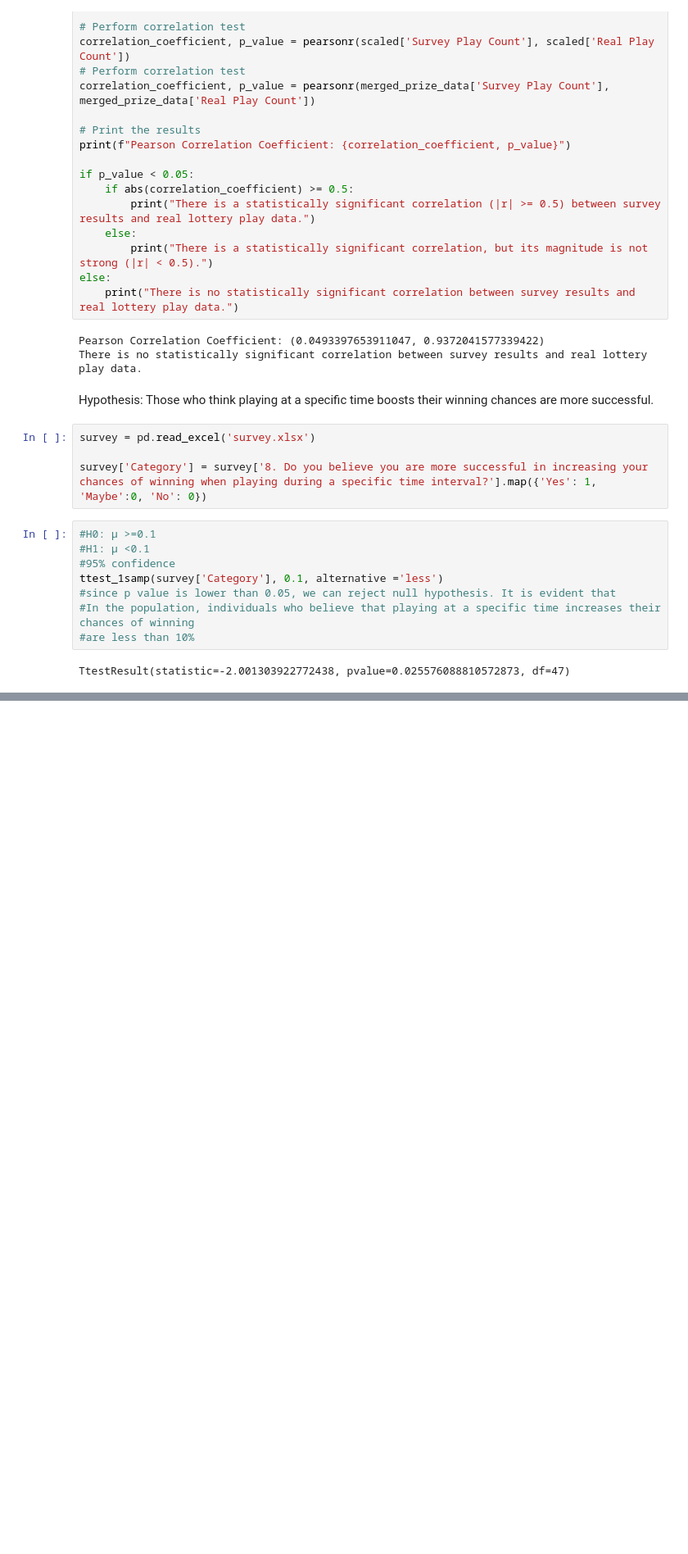
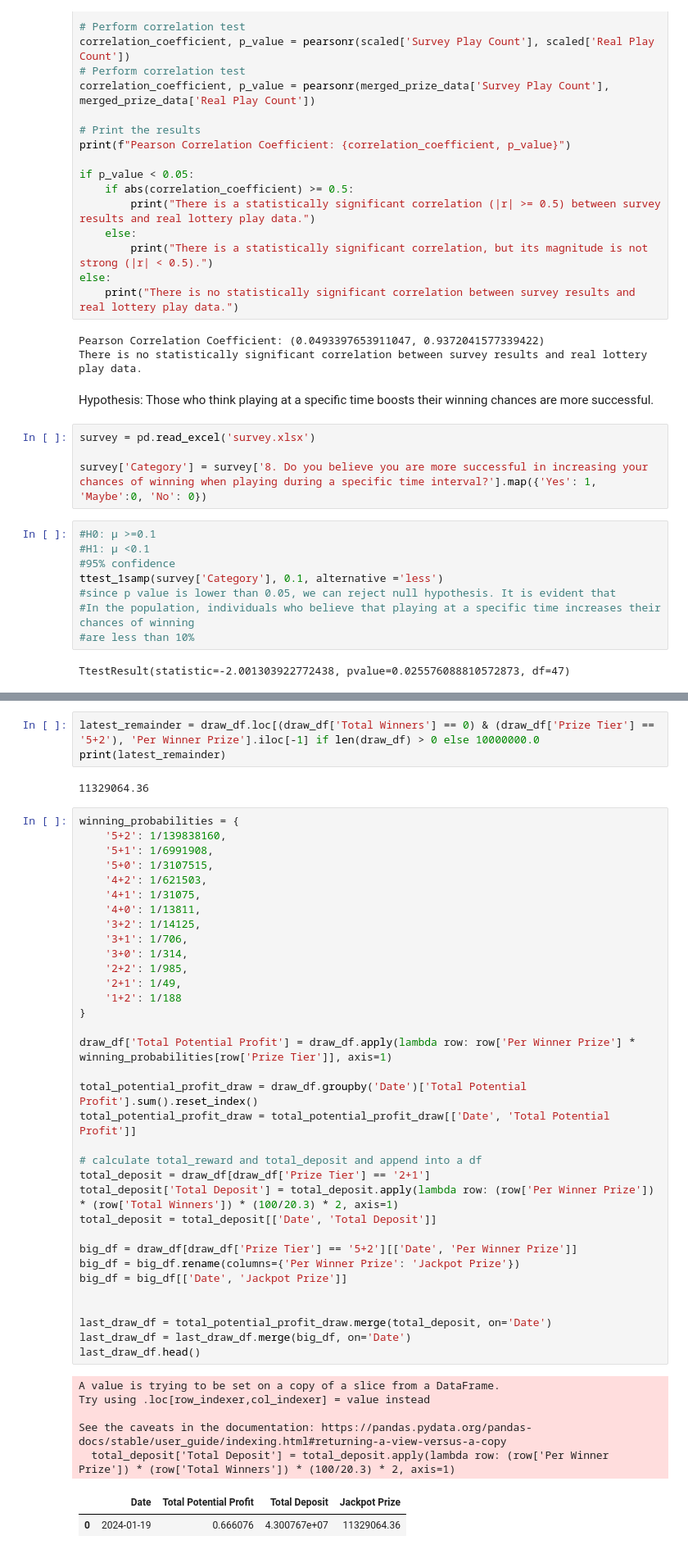
Before and after one commit to berna-ozer/Mid-Project-EuroJackpot-Prediction, a Jupyter notebook: eurojackpot.ipynb, the cells around one changed output, grey strips where cells are left out. Shown: that part at 82% size. Drawn from its saved outputs; the diff is of its cells as text; blank space fills up the shorter version.

```diff
--- a/eurojackpot.ipynb
+++ b/eurojackpot.ipynb
@@ -656,0 +721,47 @@ See the caveats in the documentation: https://pandas.pydata.org/pandas-docs/stab
+# %%
+latest_remainder = draw_df.loc[(draw_df['Total Winners'] == 0) & (draw_df['Prize Tier'] == '5+2'), 'Per Winner Prize'].iloc[-1] if len(draw_df) > 0 else 10000000.0
+print(latest_remainder)
+# %% [output]
+11329064.36
+# %%
+winning_probabilities = {
+    '5+2': 1/139838160,
+    '5+1': 1/6991908,
+    '5+0': 1/3107515,
+    '4+2': 1/621503,
+    '4+1': 1/31075,
+    '4+0': 1/13811,
+    '3+2': 1/14125,
+    '3+1': 1/706,
+    '3+0': 1/314,
+    '2+2': 1/985,
+    '2+1': 1/49,
+    '1+2': 1/188
+}
+
+draw_df['Total Potential Profit'] = draw_df.apply(lambda row: row['Per Winner Prize'] * winning_probabilities[row['Prize Tier']], axis=1)
+
+total_potential_profit_draw = draw_df.groupby('Date')['Total Potential Profit'].sum().reset_index()
+total_potential_profit_draw = total_potential_profit_draw[['Date', 'Total Potential Profit']]
+
+# calculate total_reward and total_deposit and append into a df
+total_deposit = draw_df[draw_df['Prize Tier'] == '2+1']
+total_deposit['Total Deposit'] = total_deposit.apply(lambda row: (row['Per Winner Prize']) * (row['Total Winners']) * (100/20.3) * 2, axis=1)
+total_deposit = total_deposit[['Date', 'Total Deposit']]
+
+big_df = draw_df[draw_df['Prize Tier'] == '5+2'][['Date', 'Per Winner Prize']]
+big_df = big_df.rename(columns={'Per Winner Prize': 'Jackpot Prize'})
+big_df = big_df[['Date', 'Jackpot Prize']]
+
+
+last_draw_df = total_potential_profit_draw.merge(total_deposit, on='Date')
+last_draw_df = last_draw_df.merge(big_df, on='Date')
+last_draw_df.head()
+# %% [output]
+A value is trying to be set on a copy of a slice from a DataFrame.
+Try using .loc[row_indexer,col_indexer] = value instead
+
+See the caveats in the documentation: https://pandas.pydata.org/pandas-docs/stable/user_guide/indexing.html#returning-a-view-versus-a-copy
+  total_deposit['Total Deposit'] = total_deposit.apply(lambda row: (row['Per Winner Prize']) * (row['Total Winners']) * (100/20.3) * 2, axis=1)
+|  | Date | Total Potential Profit | Total Deposit | Jackpot Prize |
+| 0 | 2024-01-19 | 0.666076 | 4.300767e+07 | 11329064.36 |
```
Also changed, not shown: parts of 11 cells of this notebook, 3 other files.
